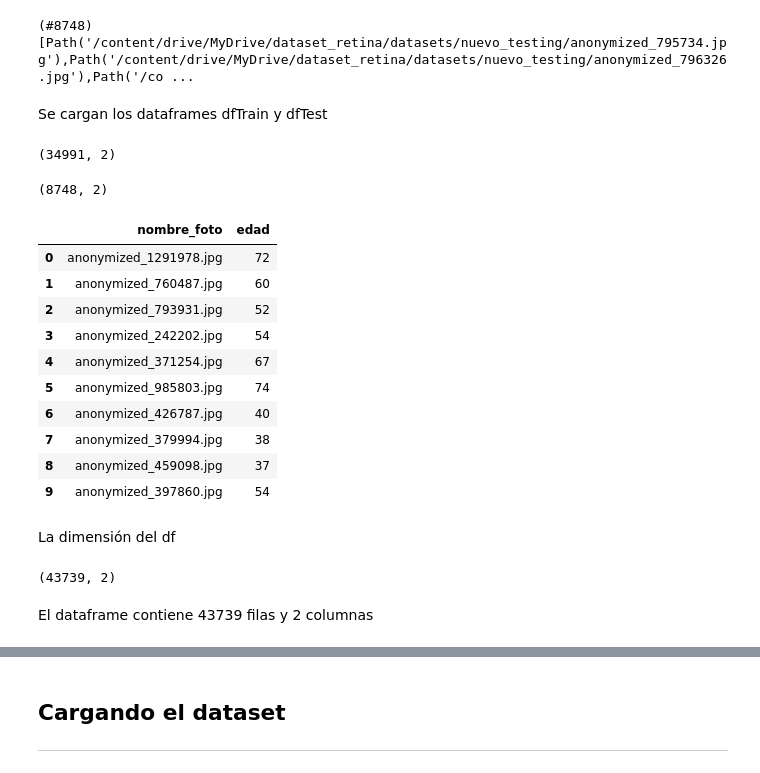
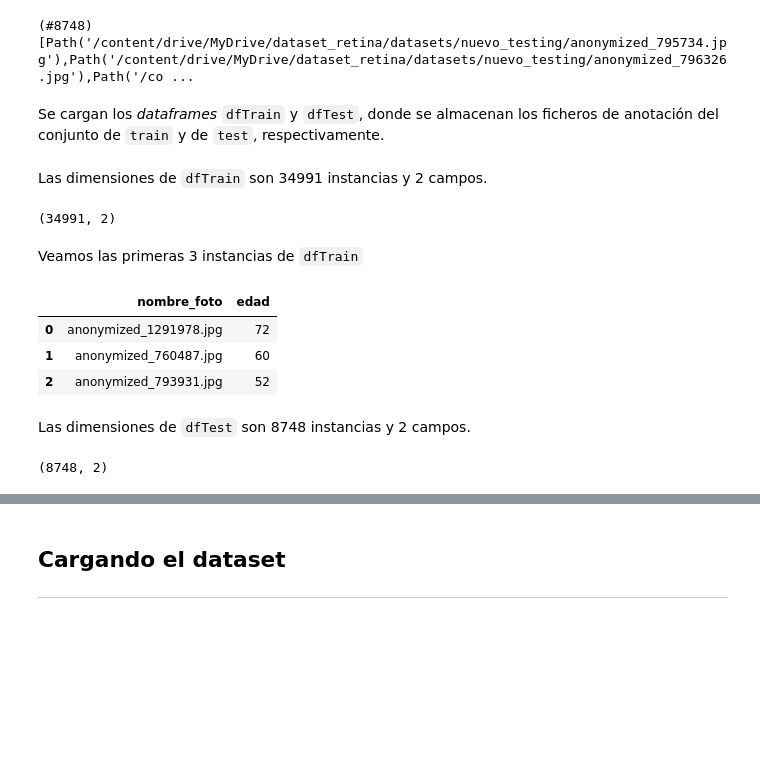
Before and after one commit to AlvearVanessa/TFM, a Jupyter notebook: Modelo1.ipynb, the cells around one changed output, grey strips where cells are left out. Saved outputs shown, nothing was run; the diff lists cells and outputs as text; code cells hidden in the pictures; blank space fills up the shorter version.

```diff
--- a/Modelo1.ipynb
+++ b/Modelo1.ipynb
@@ -90,14 +106,27 @@ testPath.ls()
 # %% [output]
 (#8748) [Path('/content/drive/MyDrive/dataset_retina/datasets/nuevo_testing/anonymized_795734.jpg'),Path('/content/drive/MyDrive/dataset_retina/datasets/nuevo_testing/anonymized_796326.jpg'),Path('/co ...
 # %% [markdown]
-Se cargan los dataframes dfTrain y dfTest
+Se cargan los *dataframes* `dfTrain` y `dfTest`, donde se almacenan los ficheros de anotación del conjunto de `train` y de `test`, respectivamente.
 # %%
 dfTrain = pd.read_csv(pathDataframes/'train.csv')
 dfTest = pd.read_csv(pathDataframes/'test.csv')
+# %% [markdown]
+Las dimensiones de `dfTrain` son 34991 instancias y 2 campos.
 # %%
 dfTrain.shape
 # %% [output]
 (34991, 2)
+# %% [markdown]
+Veamos las primeras 3 instancias de `dfTrain`
+# %%
+dfTrain.head(3)
+# %% [output]
+|  | nombre_foto | edad |
+| 0 | anonymized_1291978.jpg | 72 |
+| 1 | anonymized_760487.jpg | 60 |
+| 2 | anonymized_793931.jpg | 52 |
+# %% [markdown]
+Las dimensiones de `dfTest` son 8748 instancias y 2 campos.
 # %%
 dfTest.shape
 # %% [output]
@@ -107,22 +133,0 @@ df = pd.concat([dfTrain, dfTest]) #El orden de concatenación es importante: Los
-# %%
-df.head(10)
-# %% [output]
-|  | nombre_foto | edad |
-| 0 | anonymized_1291978.jpg | 72 |
-| 1 | anonymized_760487.jpg | 60 |
-| 2 | anonymized_793931.jpg | 52 |
-| 3 | anonymized_242202.jpg | 54 |
-| 4 | anonymized_371254.jpg | 67 |
-| 5 | anonymized_985803.jpg | 74 |
-| 6 | anonymized_426787.jpg | 40 |
-| 7 | anonymized_379994.jpg | 38 |
-| 8 | anonymized_459098.jpg | 37 |
-| 9 | anonymized_397860.jpg | 54 |
-# %% [markdown]
-La dimensión del df
-# %%
-df.shape
-# %% [output]
-(43739, 2)
-# %% [markdown]
-El dataframe contiene 43739 filas y 2 columnas
```
Also changed, not shown: parts of 23 cells of this notebook.
